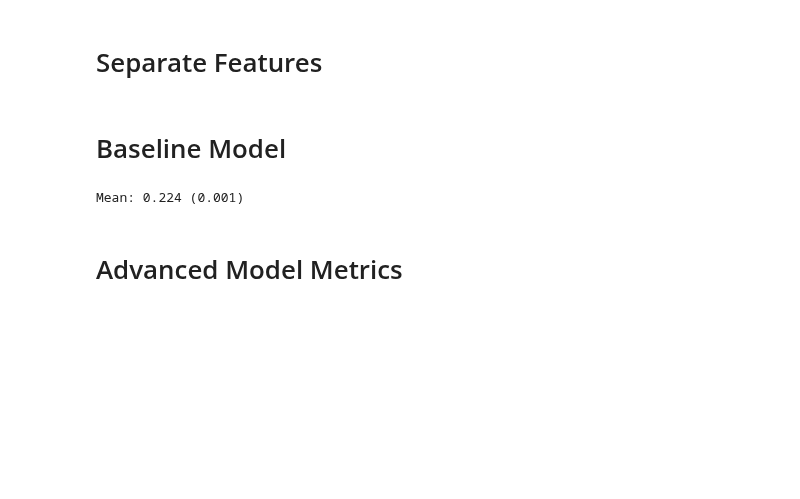
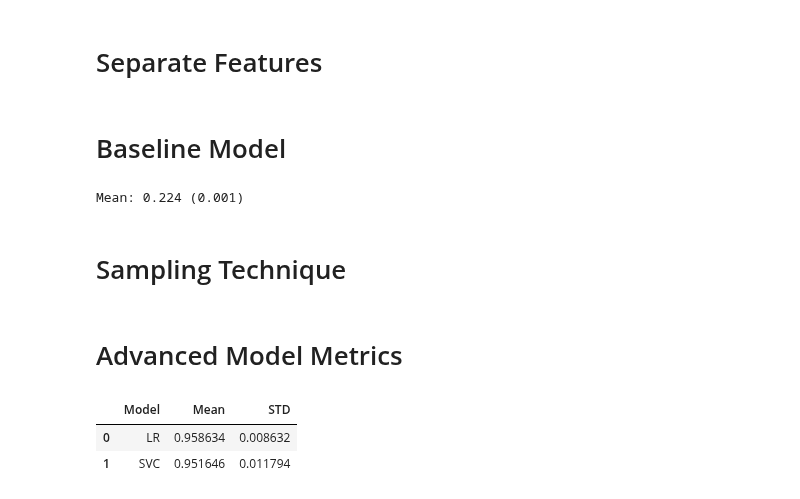
Before and after one commit to MaukanMir/SMS-Spam-Analysis, a Jupyter notebook: training.ipynb, the cells around one changed output. Cells and saved outputs as stored; diff of their text form; code cells hidden in the pictures; blank space fills up the shorter version.

Commit message:
added new models

```diff
--- a/training.ipynb
+++ b/training.ipynb
@@ -344,5 +344,15 @@ scores = evaluate_model(features, y, model)
 print('Mean: %.3f (%.3f)' % (np.mean(scores), np.std(scores)))
 # %% [output]
 Mean: 0.224 (0.001)
+# %% [markdown]
+# Sampling Technique
 # %% [markdown]
 # Advanced Model Metrics
+# %%
+names = ['LR', "SVC"]
+models = get_selected_models(names)
+testing_selected_models(names, models, features, y)
+# %% [output]
+|  | Model | Mean | STD |
+| 0 | LR | 0.958634 | 0.008632 |
+| 1 | SVC | 0.951646 | 0.011794 |
```
